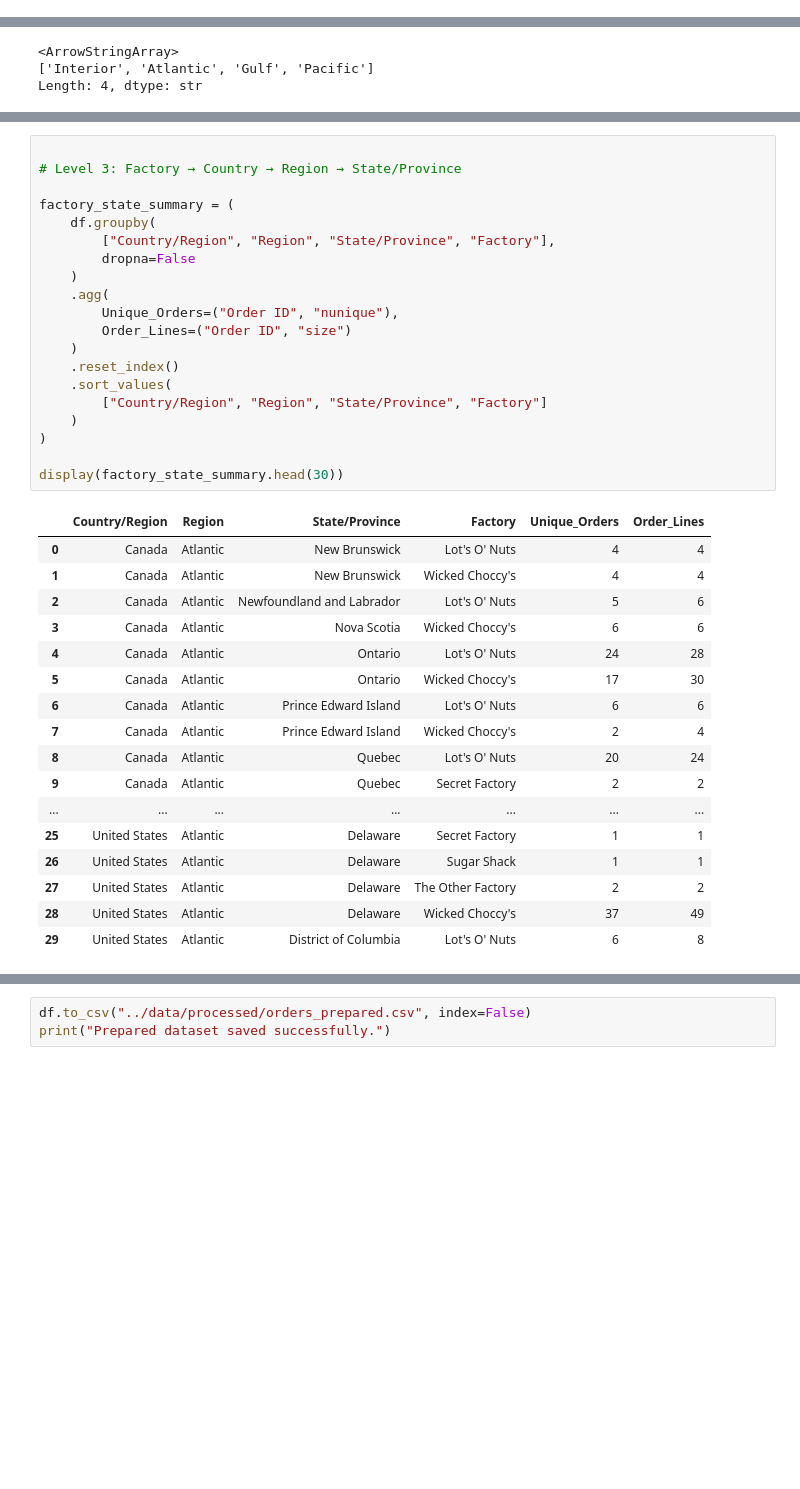
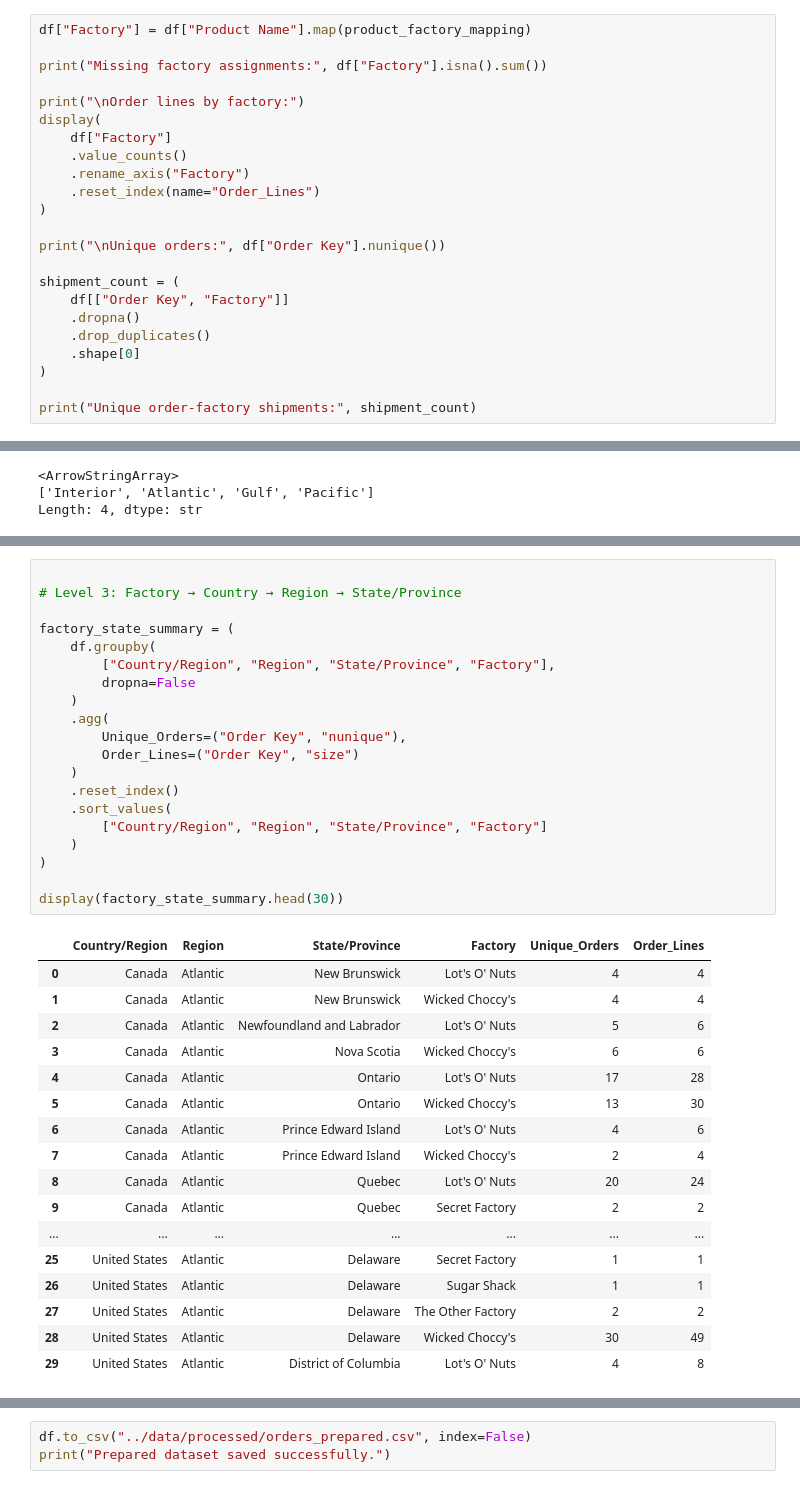
Before and after one commit to shambhavi1635/Factory-to-Customer-Shipping-Route-Efficiency-Analysis-for-Nassau-Candy-Distributor, a Jupyter notebook: feature engineering/feature_engg.ipynb, the cells around one changed output, grey strips where cells are left out. Drawn from its saved outputs; the diff is of its cells as text; blank space fills up the shorter version.

```diff
--- a/feature engineering/feature_engg.ipynb
+++ b/feature engineering/feature_engg.ipynb
@@ -257,3 +380,26 @@ Missing factory longitudes: 0
 | 12 | Hair Toffee | The Other Factory | 35.117500 | -89.971107 |
 | 13 | Wonka Bar - Milk Chocolate | Wicked Choccy's | 32.076176 | -81.088371 |
 | 14 | Wonka Bar - Triple Dazzle Caramel | Wicked Choccy's | 32.076176 | -81.088371 |
+# %%
+df["Factory"] = df["Product Name"].map(product_factory_mapping)
+
+print("Missing factory assignments:", df["Factory"].isna().sum())
+
+print("\nOrder lines by factory:")
+display(
+    df["Factory"]
+    .value_counts()
+    .rename_axis("Factory")
+    .reset_index(name="Order_Lines")
+)
+
+print("\nUnique orders:", df["Order Key"].nunique())
+
+shipment_count = (
+    df[["Order Key", "Factory"]]
+    .dropna()
+    .drop_duplicates()
+    .shape[0]
+)
+
+print("Unique order-factory shipments:", shipment_count)
@@ -430,32 +587,32 @@ plot_factory_region_heatmap(df_canada, "Canada")
 # %%
 
 # Level 3: Factory → Country → Region → State/Province
 
 factory_state_summary = (
     df.groupby(
         ["Country/Region", "Region", "State/Province", "Factory"],
         dropna=False
     )
     .agg(
-        Unique_Orders=("Order ID", "nunique"),
-        Order_Lines=("Order ID", "size")
+        Unique_Orders=("Order Key", "nunique"),
+        Order_Lines=("Order Key", "size")
     )
     .reset_index()
     .sort_values(
         ["Country/Region", "Region", "State/Province", "Factory"]
     )
 )
 
 display(factory_state_summary.head(30))
 # %% [output]
 |  | Country/Region | Region | State/Province | Factory | Unique_Orders | Order_Lines |
 | 0 | Canada | Atlantic | New Brunswick | Lot's O' Nuts | 4 | 4 |
 | 1 | Canada | Atlantic | New Brunswick | Wicked Choccy's | 4 | 4 |
 | 2 | Canada | Atlantic | Newfoundland and Labrador | Lot's O' Nuts | 5 | 6 |
 | 3 | Canada | Atlantic | Nova Scotia | Wicked Choccy's | 6 | 6 |
-| 4 | Canada | Atlantic | Ontario | Lot's O' Nuts | 24 | 28 |
-| 5 | Canada | Atlantic | Ontario | Wicked Choccy's | 17 | 30 |
-| 6 | Canada | Atlantic | Prince Edward Island | Lot's O' Nuts | 6 | 6 |
+| 4 | Canada | Atlantic | Ontario | Lot's O' Nuts | 17 | 28 |
+| 5 | Canada | Atlantic | Ontario | Wicked Choccy's | 13 | 30 |
+| 6 | Canada | Atlantic | Prince Edward Island | Lot's O' Nuts | 4 | 6 |
 | 7 | Canada | Atlantic | Prince Edward Island | Wicked Choccy's | 2 | 4 |
 | 8 | Canada | Atlantic | Quebec | Lot's O' Nuts | 20 | 24 |
 | 9 | Canada | Atlantic | Quebec | Secret Factory | 2 | 2 |
@@ -463,8 +620,8 @@ display(factory_state_summary.head(30))
 | 25 | United States | Atlantic | Delaware | Secret Factory | 1 | 1 |
 | 26 | United States | Atlantic | Delaware | Sugar Shack | 1 | 1 |
 | 27 | United States | Atlantic | Delaware | The Other Factory | 2 | 2 |
-| 28 | United States | Atlantic | Delaware | Wicked Choccy's | 37 | 49 |
-| 29 | United States | Atlantic | District of Columbia | Lot's O' Nuts | 6 | 8 |
+| 28 | United States | Atlantic | Delaware | Wicked Choccy's | 30 | 49 |
+| 29 | United States | Atlantic | District of Columbia | Lot's O' Nuts | 4 | 8 |
 # %%
 
 import matplotlib.pyplot as plt
```
Also changed, not shown: parts of 17 cells of this notebook, 4 other files.
